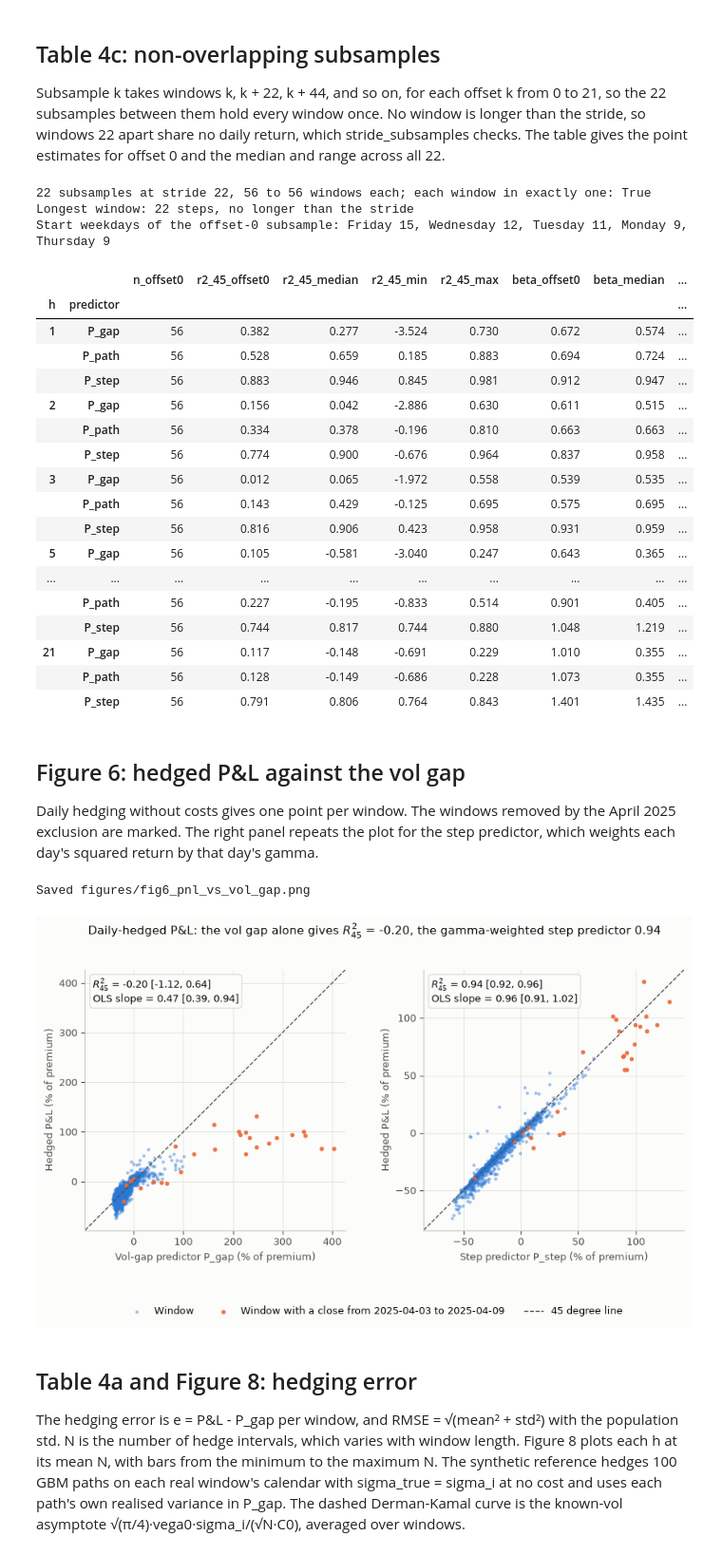
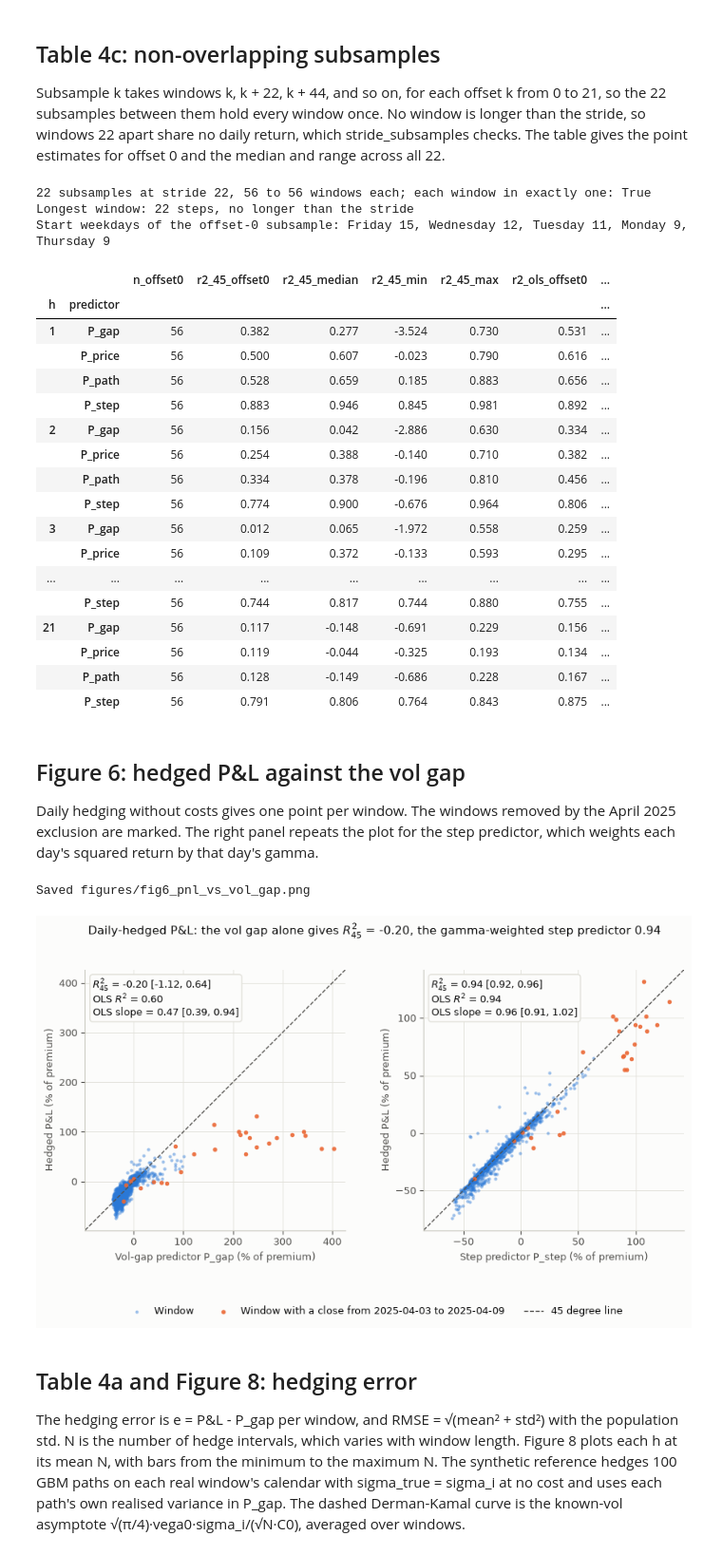
Before and after one commit to yogi-agarwal/vol-surface-delta-hedging, a Jupyter notebook: notebooks/analysis.ipynb, the cells around one changed output. Shown at 95% size. Drawn from its saved outputs; the diff is of its cells as text; code cells hidden in the pictures.

```diff
--- a/notebooks/analysis.ipynb
+++ b/notebooks/analysis.ipynb
@@ -41,7 +41,7 @@ FIGURES = ROOT / "figures"
 
 H_VALUES = [1, 2, 3, 5, 7, 10, 21]  # rebalance interval in trading days
 C_BP = [0, 1, 5, 25, 100]  # cost in bp of notional traded
-PREDICTORS = ["P_gap", "P_path", "P_step"]
+PREDICTORS = ["P_gap", "P_price", "P_path", "P_step"]
 BLOCK, N_RESAMPLES, SEED_BOOT = 42, 2000, 20260930  # moving block bootstrap
 N_PATHS, SEED_GBM = 100, 20261001  # GBM paths per real window; windows of n steps use seed [SEED_GBM, n]
 SEEDS_TEXTBOOK = [(20261100 + k, 20261200 + k) for k in range(40)]  # section 3 set, 40 seed pairs
@@ -165,8 +165,11 @@ for h in H_VALUES:
         bench.pnl.ravel(), {k: v.ravel() for k, v in predictors(bench).items()}
     )
     ladders[("Excluding April 2025", h)] = hg.r2_ladder(res.pnl[keep], predictors(res, keep), boot_keep)
+    ladders[("GBM benchmark excluding April 2025", h)] = hg.r2_ladder(
+        bench.pnl[keep].ravel(), {k: v[keep].ravel() for k, v in predictors(bench).items()}
+    )
 table_4b = pd.concat(ladders, names=["sample", "h", "predictor"])
-with pd.option_context("display.max_rows", 100, "display.float_format", "{:.3f}".format):
+with pd.option_context("display.max_rows", 200, "display.float_format", "{:.3f}".format):
     display(table_4b)
 # %% [output]
 April 2025 exclusion: 27 windows removed (starts 2025-03-04 to 2025-04-09), 1205 kept
@@ -210,24 +213,24 @@ with pd.option_context("display.max_rows", 100, "display.float_format", "{:.3f}"
 22 subsamples at stride 22, 56 to 56 windows each; each window in exactly one: True
 Longest window: 22 steps, no longer than the stride
 Start weekdays of the offset-0 subsample: Friday 15, Wednesday 12, Tuesday 11, Monday 9, Thursday 9
-|  |  | n_offset0 | r2_45_offset0 | r2_45_median | r2_45_min | r2_45_max | beta_offset0 | beta_median | ... |
-| h | predictor |  |  |  |  |  |  |  | ... |
-| 1 | P_gap | 56 | 0.382 | 0.277 | -3.524 | 0.730 | 0.672 | 0.574 | ... |
-|  | P_path | 56 | 0.528 | 0.659 | 0.185 | 0.883 | 0.694 | 0.724 | ... |
-|  | P_step | 56 | 0.883 | 0.946 | 0.845 | 0.981 | 0.912 | 0.947 | ... |
-| 2 | P_gap | 56 | 0.156 | 0.042 | -2.886 | 0.630 | 0.611 | 0.515 | ... |
-|  | P_path | 56 | 0.334 | 0.378 | -0.196 | 0.810 | 0.663 | 0.663 | ... |
-|  | P_step | 56 | 0.774 | 0.900 | -0.676 | 0.964 | 0.837 | 0.958 | ... |
-| 3 | P_gap | 56 | 0.012 | 0.065 | -1.972 | 0.558 | 0.539 | 0.535 | ... |
-|  | P_path | 56 | 0.143 | 0.429 | -0.125 | 0.695 | 0.575 | 0.695 | ... |
-|  | P_step | 56 | 0.816 | 0.906 | 0.423 | 0.958 | 0.931 | 0.959 | ... |
-| 5 | P_gap | 56 | 0.105 | -0.581 | -3.040 | 0.247 | 0.643 | 0.365 | ... |
-| ... | ... | ... | ... | ... | ... | ... | ... | ... | ... |
-|  | P_path | 56 | 0.227 | -0.195 | -0.833 | 0.514 | 0.901 | 0.405 | ... |
-|  | P_step | 56 | 0.744 | 0.817 | 0.744 | 0.880 | 1.048 | 1.219 | ... |
-| 21 | P_gap | 56 | 0.117 | -0.148 | -0.691 | 0.229 | 1.010 | 0.355 | ... |
-|  | P_path | 56 | 0.128 | -0.149 | -0.686 | 0.228 | 1.073 | 0.355 | ... |
-|  | P_step | 56 | 0.791 | 0.806 | 0.764 | 0.843 | 1.401 | 1.435 | ... |
+|  |  | n_offset0 | r2_45_offset0 | r2_45_median | r2_45_min | r2_45_max | r2_ols_offset0 | ... |
+| h | predictor |  |  |  |  |  |  | ... |
+| 1 | P_gap | 56 | 0.382 | 0.277 | -3.524 | 0.730 | 0.531 | ... |
+|  | P_price | 56 | 0.500 | 0.607 | -0.023 | 0.790 | 0.616 | ... |
+|  | P_path | 56 | 0.528 | 0.659 | 0.185 | 0.883 | 0.656 | ... |
+|  | P_step | 56 | 0.883 | 0.946 | 0.845 | 0.981 | 0.892 | ... |
+| 2 | P_gap | 56 | 0.156 | 0.042 | -2.886 | 0.630 | 0.334 | ... |
+|  | P_price | 56 | 0.254 | 0.388 | -0.140 | 0.710 | 0.382 | ... |
+|  | P_path | 56 | 0.334 | 0.378 | -0.196 | 0.810 | 0.456 | ... |
+|  | P_step | 56 | 0.774 | 0.900 | -0.676 | 0.964 | 0.806 | ... |
+| 3 | P_gap | 56 | 0.012 | 0.065 | -1.972 | 0.558 | 0.259 | ... |
+|  | P_price | 56 | 0.109 | 0.372 | -0.133 | 0.593 | 0.295 | ... |
+| ... | ... | ... | ... | ... | ... | ... | ... | ... |
+|  | P_step | 56 | 0.744 | 0.817 | 0.744 | 0.880 | 0.755 | ... |
+| 21 | P_gap | 56 | 0.117 | -0.148 | -0.691 | 0.229 | 0.156 | ... |
+|  | P_price | 56 | 0.119 | -0.044 | -0.325 | 0.193 | 0.134 | ... |
+|  | P_path | 56 | 0.128 | -0.149 | -0.686 | 0.228 | 0.167 | ... |
+|  | P_step | 56 | 0.791 | 0.806 | 0.764 | 0.843 | 0.875 | ... |
 # %% [markdown]
 ## Figure 6: hedged P&L against the vol gap
 Daily hedging without costs gives one point per window. The windows removed by the April 2025 exclusion are marked. The right panel repeats the plot for the step predictor, which weights each day's squared return by that day's gamma.
@@ -240,34 +243,35 @@ for ax, name, label in zip(axes, ["P_gap", "P_step"], ["Vol-gap predictor P_gap"
     row = ladder_1.loc[name]
     ax.scatter(p[keep], y[keep], s=9, color=BLUE, alpha=0.45, linewidths=0, label="Window")
     ax.scatter(p[april], y[april], s=16, color=ORANGE, alpha=0.9, linewidths=0,
                label="Window with a close from 2025-04-03 to 2025-04-09")
     lo, hi = min(p.min(), y.min()), max(p.max(), y.max())
     pad = 0.05 * (hi - lo)
     ax.plot([lo - pad, hi + pad], [lo - pad, hi + pad], color=INK_2, lw=1, ls="--", label="45 degree line")
     ax.set_xlim(lo - pad, hi + pad)
     ax.set_ylim(lo - pad, hi + pad)
     ax.set_aspect("equal")  # equal scales, so the 45 degree line reads as one
     ax.text(
         0.03, 0.97,
         f"$R^2_{{45}}$ = {row.r2_45:.2f} [{row.r2_lo:.2f}, {row.r2_hi:.2f}]\n"
+        f"OLS $R^2$ = {row.r2_ols:.2f}\n"
         f"OLS slope = {row.beta:.2f} [{row.beta_lo:.2f}, {row.beta_hi:.2f}]",
         transform=ax.transAxes, va="top", ha="left", color=INK,
         bbox={"boxstyle": "round,pad=0.3", "facecolor": "#fcfcfb", "edgecolor": GRID},
     )
     ax.set_xlabel(f"{label} (% of premium)")
     ax.set_ylabel("Hedged P&L (% of premium)")
 handles, labels = axes[0].get_legend_handles_labels()
 fig.legend(handles, labels, loc="lower center", ncol=3, bbox_to_anchor=(0.5, -0.02))
 fig.subplots_adjust(bottom=0.2, wspace=0.3)
 fig.suptitle(
     f"Daily-hedged P&L: the vol gap alone gives $R^2_{{45}}$ = {ladder_1.loc['P_gap', 'r2_45']:.2f}, "
     f"the gamma-weighted step predictor {ladder_1.loc['P_step', 'r2_45']:.2f}"
 )
 save(fig, "fig6_pnl_vs_vol_gap.png")
 plt.show()
 # %% [output]
 Saved figures/fig6_pnl_vs_vol_gap.png
-[figure, old version]
+[figure, new version]
 # %% [markdown]
 ## Table 4a and Figure 8: hedging error
 The hedging error is e = P&L - P_gap per window, and RMSE = √(mean² + std²) with the population std. N is the number of hedge intervals, which varies with window length. Figure 8 plots each h at its mean N, with bars from the minimum to the maximum N. The synthetic reference hedges 100 GBM paths on each real window's calendar with sigma_true = sigma_i at no cost and uses each path's own realised variance in P_gap. The dashed Derman-Kamal curve is the known-vol asymptote √(π/4)·vega0·sigma_i/(√N·C0), averaged over windows.
```
Also changed, not shown: parts of 8 cells of this notebook, 4 other files.
